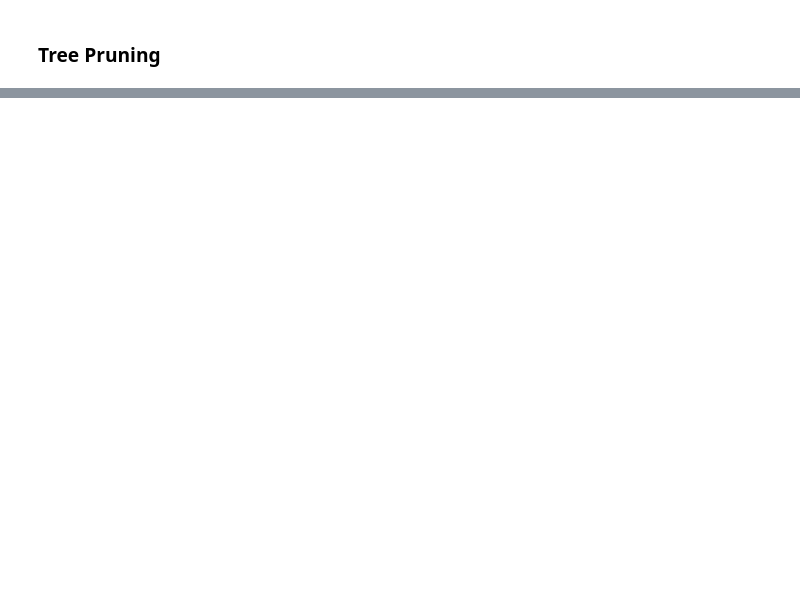
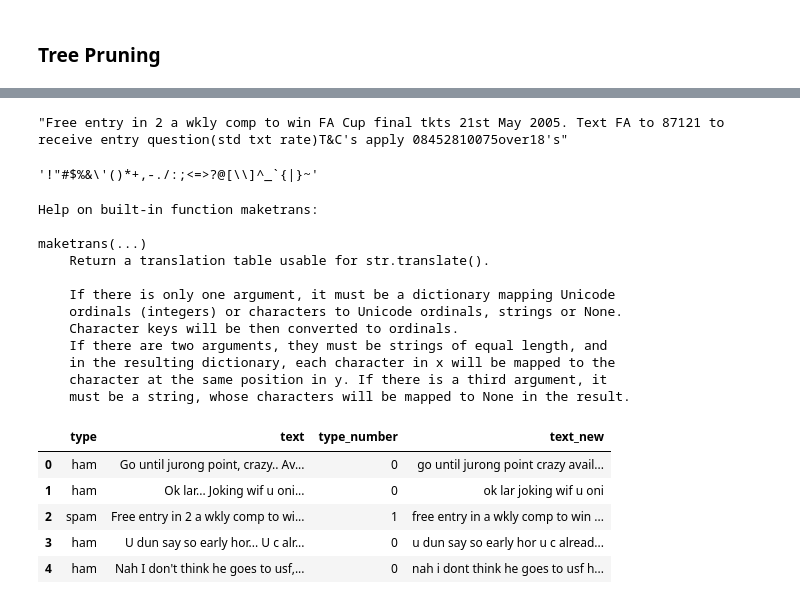
Before and after one commit to Withdrawal2022/Big-Data-Introduction, a Jupyter notebook: LAB3/Classification.ipynb, the cells around one changed output, grey strips where cells are left out. Saved outputs shown, nothing was run; the diff lists cells and outputs as text; code cells hidden in the pictures; blank space fills up the shorter version.

```diff
--- a/LAB3/Classification.ipynb
+++ b/LAB3/Classification.ipynb
@@ -379,0 +394,38 @@ plot_tree(credit_model, filled=True, fontsize=8)
+# %%
+text = sms_raw.text.iloc[2]
+text
+# %% [output]
+"Free entry in 2 a wkly comp to win FA Cup final tkts 21st May 2005. Text FA to 87121 to receive entry question(std txt rate)T&C's apply 08452810075over18's"
+# %%
+import string
+string.punctuation # 提供一些符号
+# %% [output]
+'!"#$%&\'()*+,-./:;<=>?@[\\]^_`{|}~'
+# %%
+# 我们需要清理掉特殊符号和数字以进行下一步处理（词向量）
+help(str.maketrans)
+def removePunctuation(text):
+    maker = str.maketrans('','',string.punctuation + string.digits)
+    new_text = text.translate(maker).lower()
+    return new_text
+sms_raw['text_new'] = sms_raw['text'].map(removePunctuation)
+sms_raw.head()
+# %% [output]
+Help on built-in function maketrans:
+
+maketrans(...)
+    Return a translation table usable for str.translate().
+
+    If there is only one argument, it must be a dictionary mapping Unicode
+    ordinals (integers) or characters to Unicode ordinals, strings or None.
+    Character keys will be then converted to ordinals.
+    If there are two arguments, they must be strings of equal length, and
+    in the resulting dictionary, each character in x will be mapped to the
+    character at the same position in y. If there is a third argument, it
+    must be a string, whose characters will be mapped to None in the result.
+|  | type | text | type_number | text_new |
+| 0 | ham | Go until jurong point, crazy.. Av... | 0 | go until jurong point crazy avail... |
+| 1 | ham | Ok lar... Joking wif u oni... | 0 | ok lar joking wif u oni |
+| 2 | spam | Free entry in 2 a wkly comp to wi... | 1 | free entry in a wkly comp to win ... |
+| 3 | ham | U dun say so early hor... U c alr... | 0 | u dun say so early hor u c alread... |
+| 4 | ham | Nah I don't think he goes to usf,... | 0 | nah i dont think he goes to usf h... |
```
Also changed, not shown: parts of 20 cells of this notebook.
